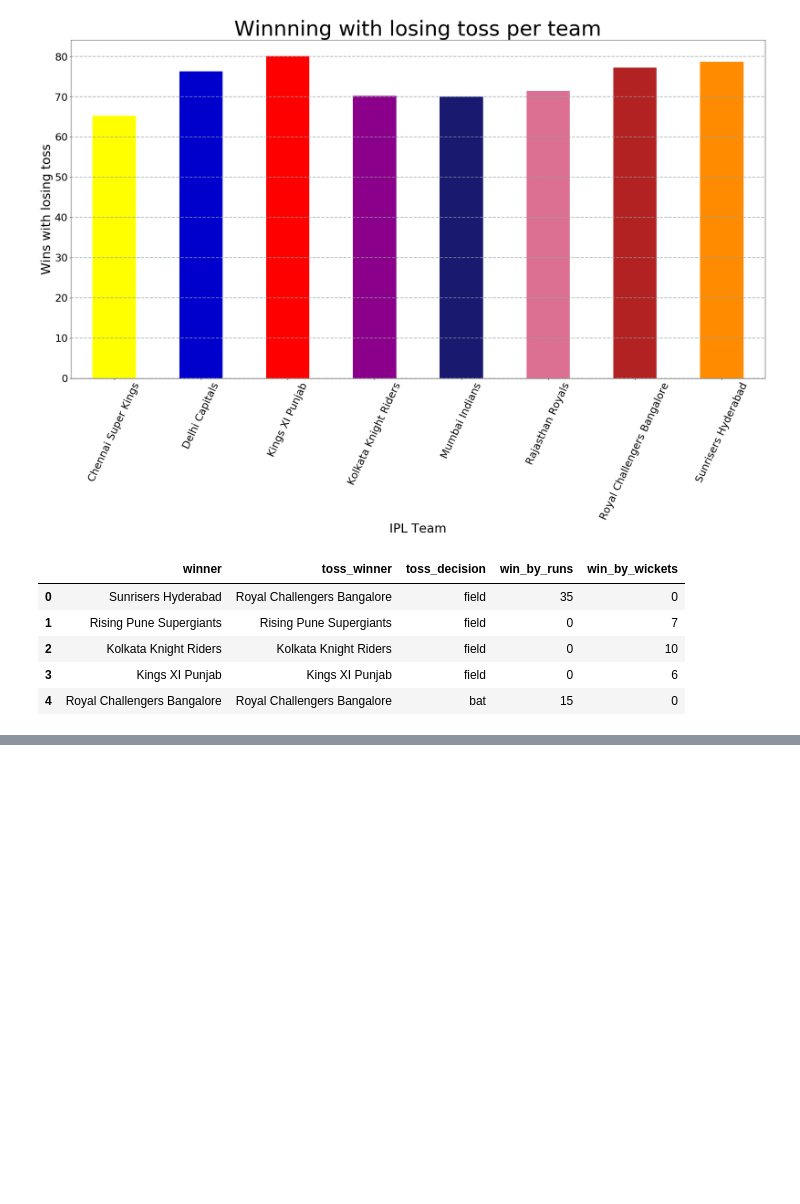
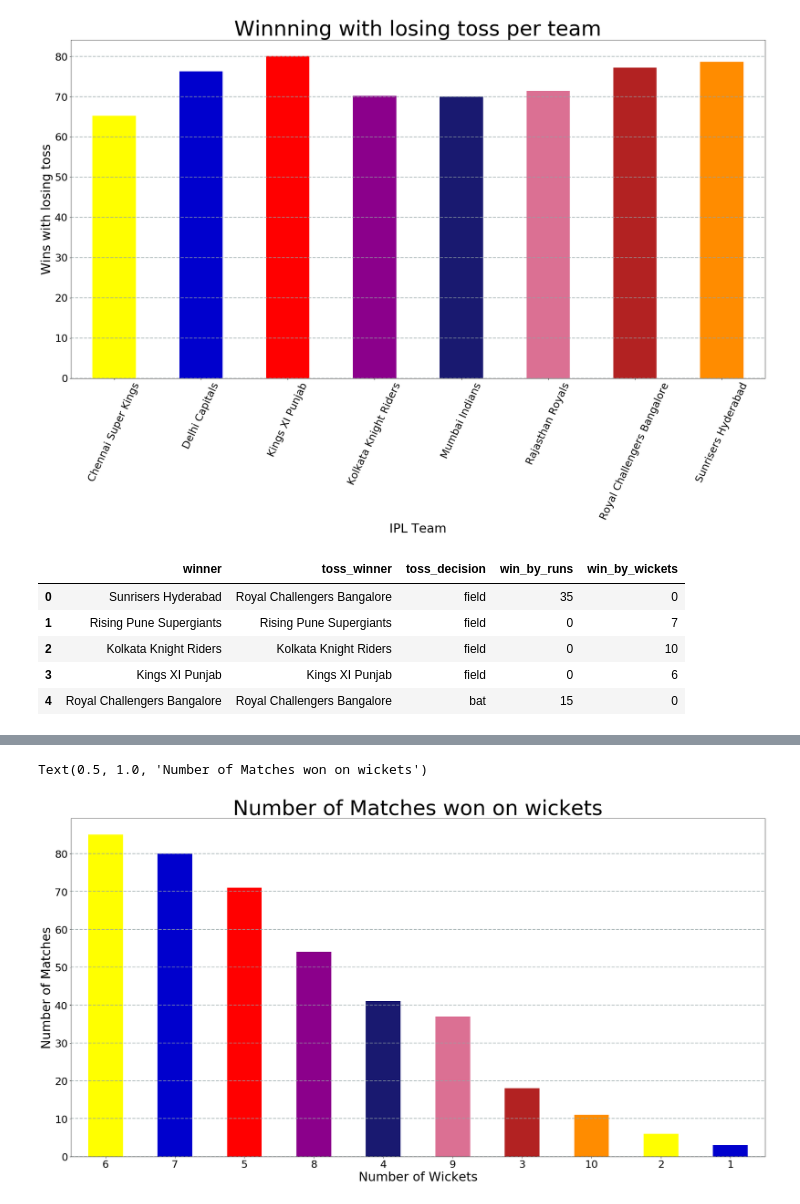
Before and after one commit to Thesavagecoder7784/Statistical-Data-Analysis-With-Pandas, a Jupyter notebook: IPL Stats.ipynb, the cells around one changed output, grey strips where cells are left out. Cells and saved outputs as stored; diff of their text form; code cells hidden in the pictures; blank space fills up the shorter version.

```diff
--- a/IPL Stats.ipynb
+++ b/IPL Stats.ipynb
@@ -350,0 +396,15 @@ wdf.head()
+# %%
+w2 = wdf['win_by_wickets'].value_counts(0)
+w2
+wa1 = w2.tail(10)
+# %%
+wa1.plot(kind = 'bar',color = ['yellow','mediumblue','red','darkmagenta','midnightblue','palevioletred','firebrick','darkorange'])
+plt.grid(color='#95a5a6', linestyle='--', linewidth=2, axis='y', alpha=0.7)
+plt.xticks(fontsize =25,rotation = 360)
+plt.yticks(fontsize = 25)
+plt.xlabel("Number of Wickets",fontsize = 30)
+plt.ylabel("Number of Matches",fontsize = 30)
+plt.title("Number of Matches won on wickets",fontsize = 50)
+# %% [output]
+Text(0.5, 1.0, 'Number of Matches won on wickets')
+[figure, added]
```
Also changed, not shown: parts of 11 cells of this notebook.
